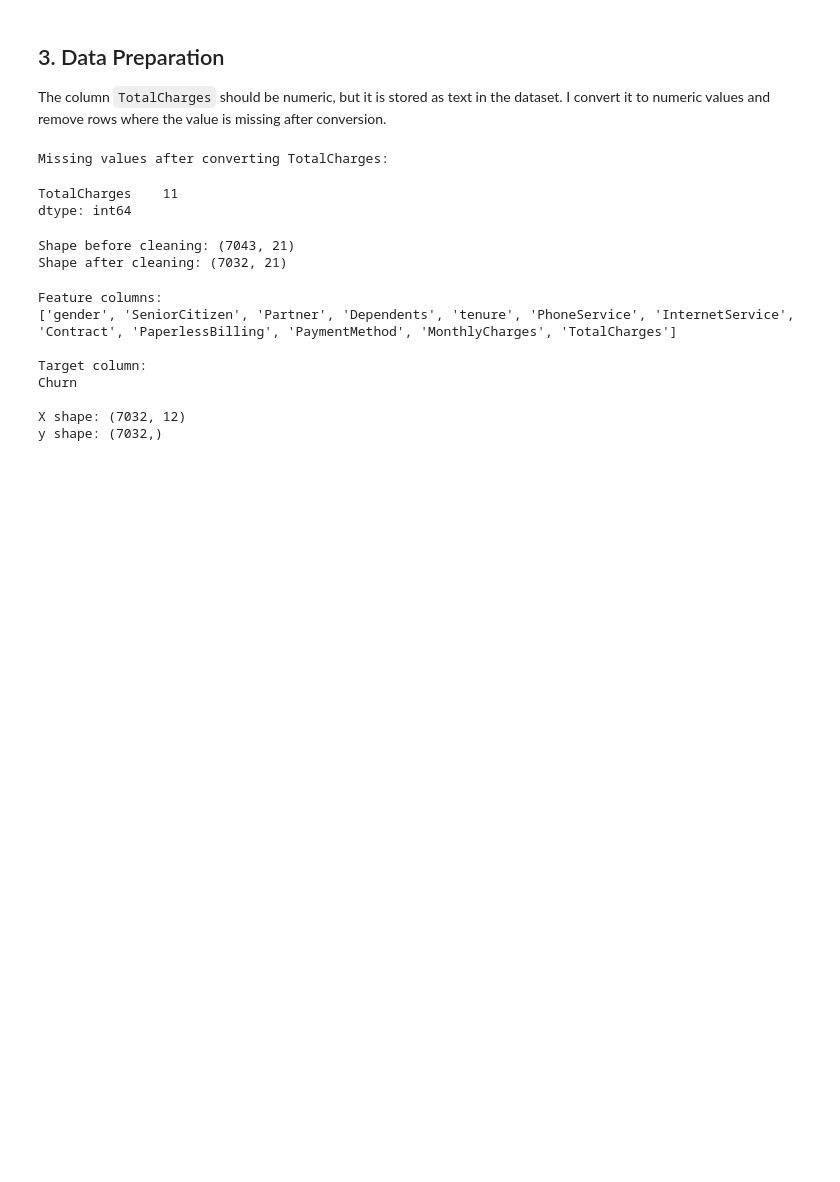
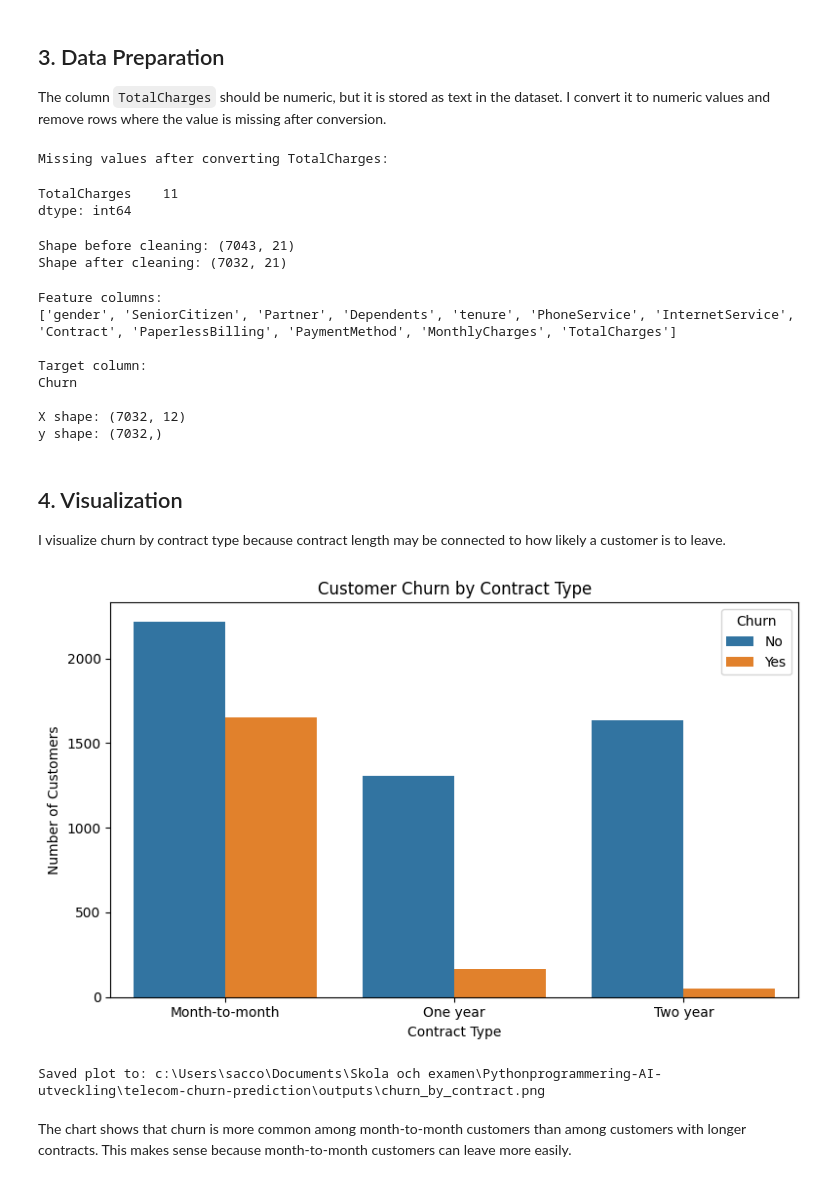
Before and after one commit to Saccor/telecom-churn-prediction, a Jupyter notebook: notebooks/telecom_churn_prediction.ipynb, the cells around one changed output. Saved outputs shown, nothing was run; the diff lists cells and outputs as text; code cells hidden in the pictures; blank space fills up the shorter version.

Commit message:
document churn visualization

```diff
--- a/notebooks/telecom_churn_prediction.ipynb
+++ b/notebooks/telecom_churn_prediction.ipynb
@@ -135,3 +135,36 @@ Churn
 
 X shape: (7032, 12)
 y shape: (7032,)
+# %% [markdown]
+## 4. Visualization
+
+I visualize churn by contract type because contract length may be connected to how likely a customer is to leave.
+# %%
+import matplotlib.pyplot as plt
+import seaborn as sns
+
+OUTPUTS_DIR = BASE_DIR / "outputs"
+OUTPUTS_DIR.mkdir(exist_ok=True)
+
+fig, ax = plt.subplots(figsize=(8, 5))
+
+sns.countplot(data=df_clean, x="Contract", hue="Churn", ax=ax)
+
+ax.set_title("Customer Churn by Contract Type")
+ax.set_xlabel("Contract Type")
+ax.set_ylabel("Number of Customers")
+
+fig.tight_layout()
+
+plot_path = OUTPUTS_DIR / "churn_by_contract.png"
+fig.savefig(plot_path, dpi=150)
+
+plt.show()
+plt.close(fig)
+
+print(f"Saved plot to: {plot_path}")
+# %% [output]
+[figure, added]
+Saved plot to: c:\Users\sacco\Documents\Skola och examen\Pythonprogrammering-AI-utveckling\telecom-churn-prediction\outputs\churn_by_contract.png
+# %% [markdown]
+The chart shows that churn is more common among month-to-month customers than among customers with longer contracts. This makes sense because month-to-month customers can leave more easily.
```
